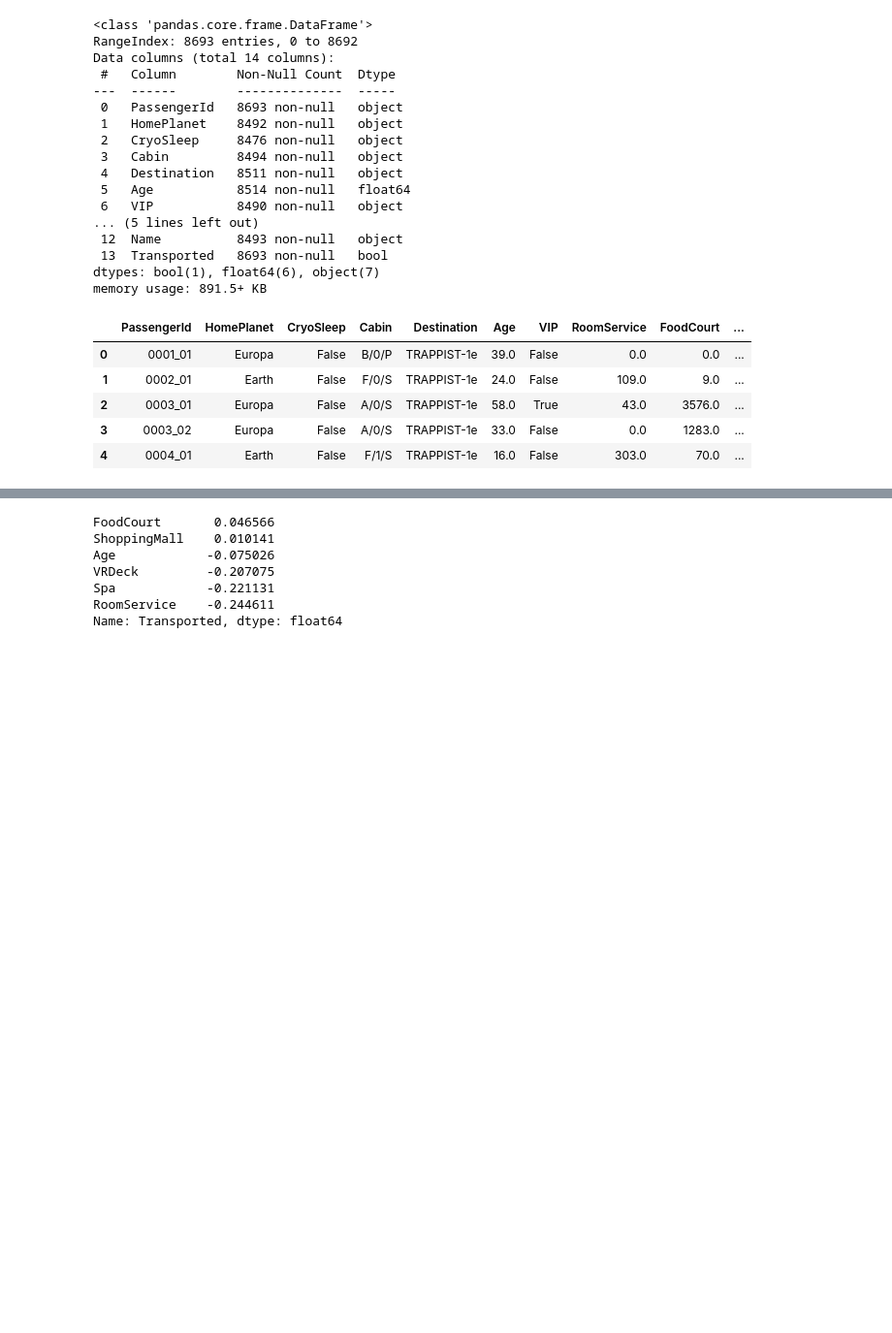
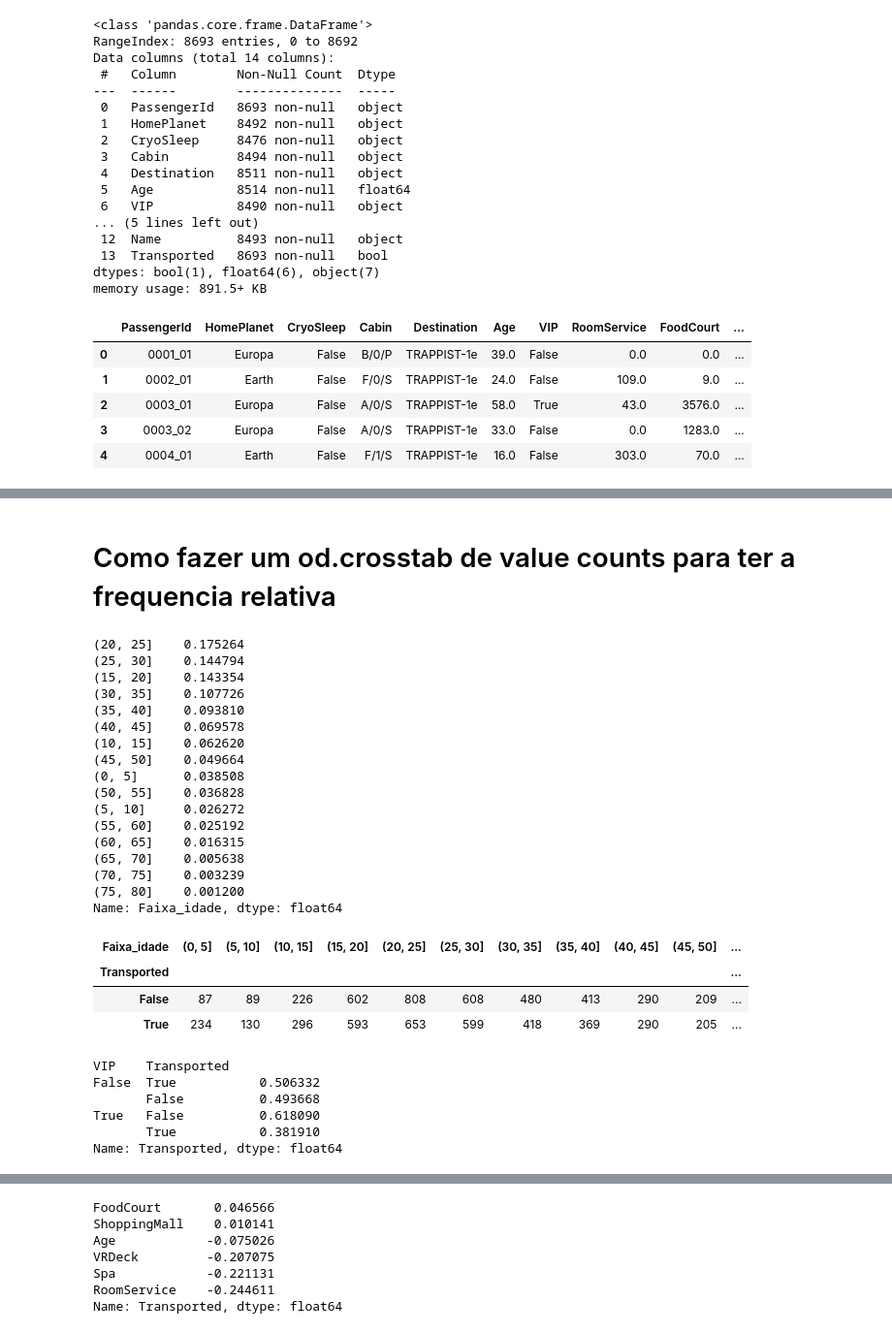
Before and after one commit to thomasbekhor/Exploratory-and-Predictive-Analysis, a Jupyter notebook: Pro1.ipynb, the cells around one changed output, grey strips where cells are left out. Shown at 97% size. Cells and saved outputs as stored; diff of their text form; code cells hidden in the pictures; blank space fills up the shorter version.

Commit message:
frequencias relativas

```diff
--- a/Pro1.ipynb
+++ b/Pro1.ipynb
@@ -82,0 +140,38 @@ df_sliced.head()
+# %% [markdown]
+# Como fazer um od.crosstab de value counts para ter a frequencia relativa
+# %%
+df_sliced['Faixa_idade']=pd.cut(df_sliced['Age'],np.arange(0,85,5))
+oi=df_sliced['Faixa_idade'].value_counts(normalize=True)
+print(oi)
+pd.crosstab(df_sliced['Transported'],df_sliced['Faixa_idade'])
+# %% [output]
+(20, 25]    0.175264
+(25, 30]    0.144794
+(15, 20]    0.143354
+(30, 35]    0.107726
+(35, 40]    0.093810
+(40, 45]    0.069578
+(10, 15]    0.062620
+(45, 50]    0.049664
+(0, 5]      0.038508
+(50, 55]    0.036828
+(5, 10]     0.026272
+(55, 60]    0.025192
+(60, 65]    0.016315
+(65, 70]    0.005638
+(70, 75]    0.003239
+(75, 80]    0.001200
+Name: Faixa_idade, dtype: float64
+| Faixa_idade | (0, 5] | (5, 10] | (10, 15] | (15, 20] | (20, 25] | (25, 30] | (30, 35] | (35, 40] | (40, 45] | (45, 50] | ... |
+| Transported |  |  |  |  |  |  |  |  |  |  | ... |
+| False | 87 | 89 | 226 | 602 | 808 | 608 | 480 | 413 | 290 | 209 | ... |
+| True | 234 | 130 | 296 | 593 | 653 | 599 | 418 | 369 | 290 | 205 | ... |
+# %%
+df_sliced.groupby(by='VIP')["Transported"].value_counts(normalize=True)
+# %% [output]
+VIP    Transported
+False  True           0.506332
+       False          0.493668
+True   False          0.618090
+       True           0.381910
+Name: Transported, dtype: float64
```
Also changed, not shown: parts of 25 cells of this notebook, 1 other file.
